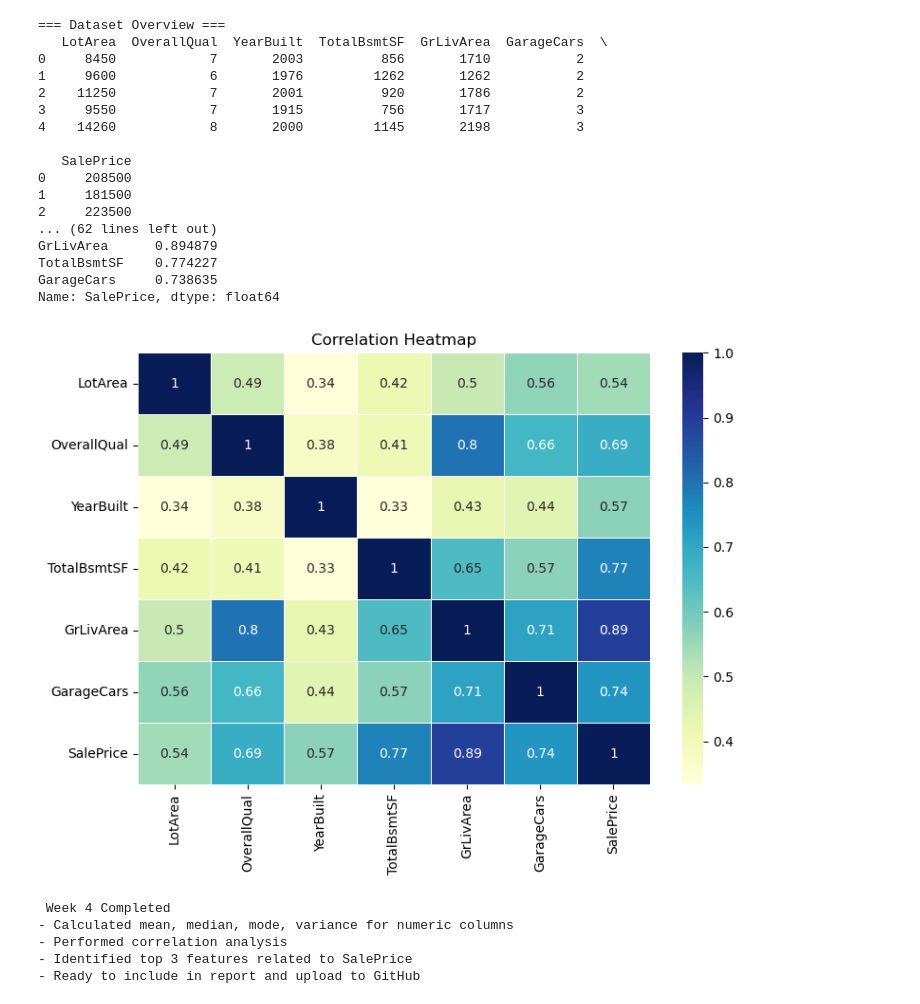
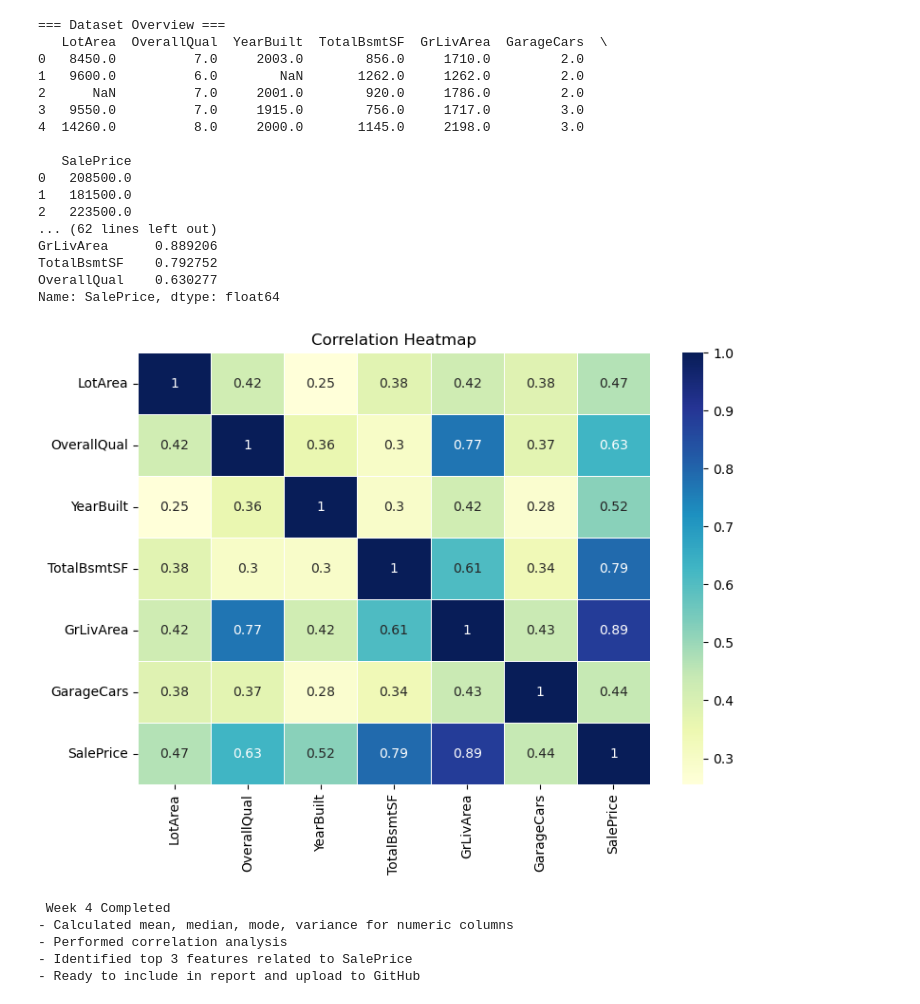
Before and after one commit to Walishatahir123/Datascience-task-, a Jupyter notebook: .dist/task 4 .ipynb, the cells around one changed output. Cells and saved outputs as stored; diff of their text form; code cells hidden in the pictures.

```diff
--- a/.dist/task 4 .ipynb
+++ b/.dist/task 4 .ipynb
@@ -34,7 +30,7 @@ import pandas as pd
 import numpy as np
 
 # Load dataset
-df = pd.read_csv("house_prices.csv")
+df = pd.read_csv("house_prices1.csv")
 
 print("=== Dataset Overview ===")
 print(df.head(), "\n")
@@ -79,45 +75,45 @@ print(top3, "\n")
 
 # -------------------------------
 # 5️⃣ Optional Visualization
 # -------------------------------
 import seaborn as sns
 import matplotlib.pyplot as plt
 
 plt.figure(figsize=(8,6))
 sns.heatmap(corr, annot=True, cmap='YlGnBu', linewidths=0.5)
 plt.title("Correlation Heatmap")
 plt.tight_layout()
 plt.show()
 
 # -------------------------------
 # ✅ Summary
 # -------------------------------
 print("""
  Week 4 Completed
 - Calculated mean, median, mode, variance for numeric columns
 - Performed correlation analysis
 - Identified top 3 features related to SalePrice
 - Ready to include in report and upload to GitHub
 """)
 # %% [output]
 === Dataset Overview ===
    LotArea  OverallQual  YearBuilt  TotalBsmtSF  GrLivArea  GarageCars  \
-0     8450            7       2003          856       1710           2
-1     9600            6       1976         1262       1262           2
-2    11250            7       2001          920       1786           2
-3     9550            7       1915          756       1717           3
-4    14260            8       2000         1145       2198           3
+0   8450.0          7.0     2003.0        856.0     1710.0         2.0
+1   9600.0          6.0        NaN       1262.0     1262.0         2.0
+2      NaN          7.0     2001.0        920.0     1786.0         2.0
+3   9550.0          7.0     1915.0        756.0     1717.0         3.0
+4  14260.0          8.0     2000.0       1145.0     2198.0         3.0
 
    SalePrice
-0     208500
-1     181500
-2     223500
+0   208500.0
+1   181500.0
+2   223500.0
 ... (62 lines left out)
-GrLivArea      0.894879
-TotalBsmtSF    0.774227
-GarageCars     0.738635
+GrLivArea      0.889206
+TotalBsmtSF    0.792752
+OverallQual    0.630277
 Name: SalePrice, dtype: float64
-[figure, old version]
+[figure, new version]
  Week 4 Completed
 - Calculated mean, median, mode, variance for numeric columns
 - Performed correlation analysis
```
Also changed, not shown: parts of 2 cells of this notebook, 7 other files.
